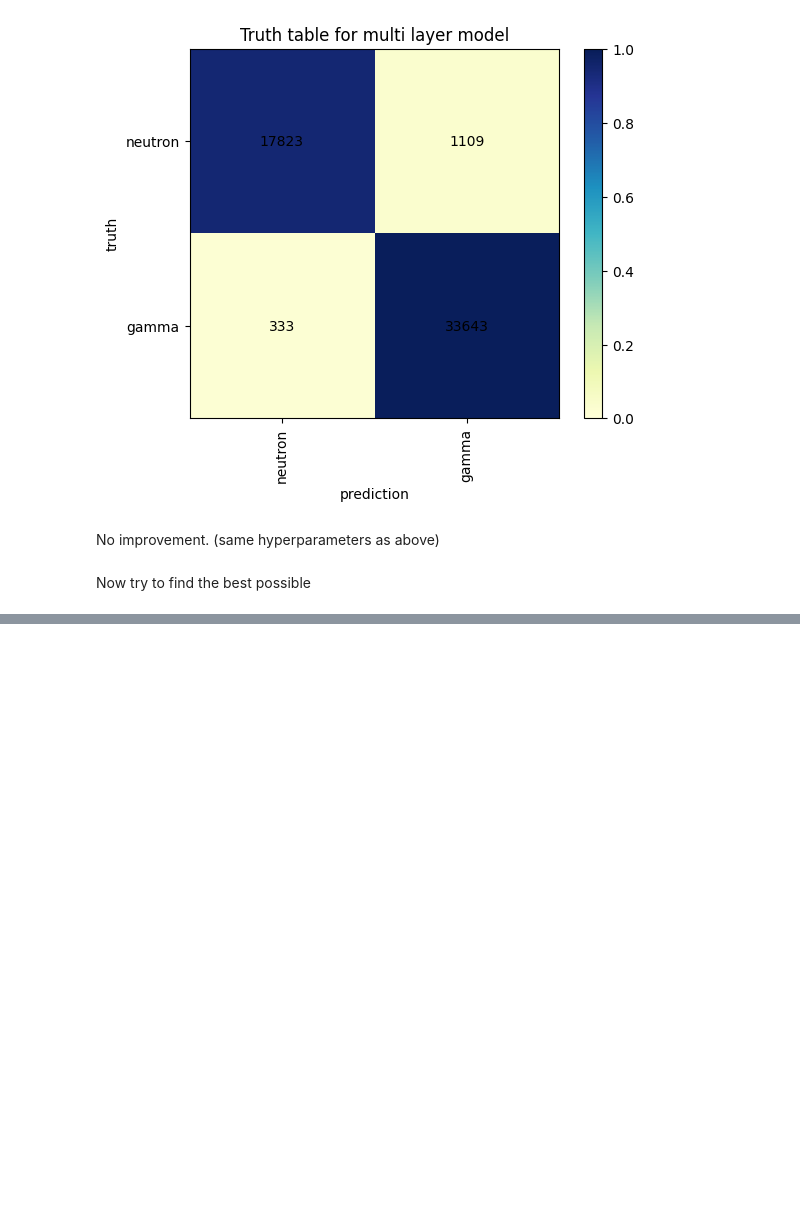
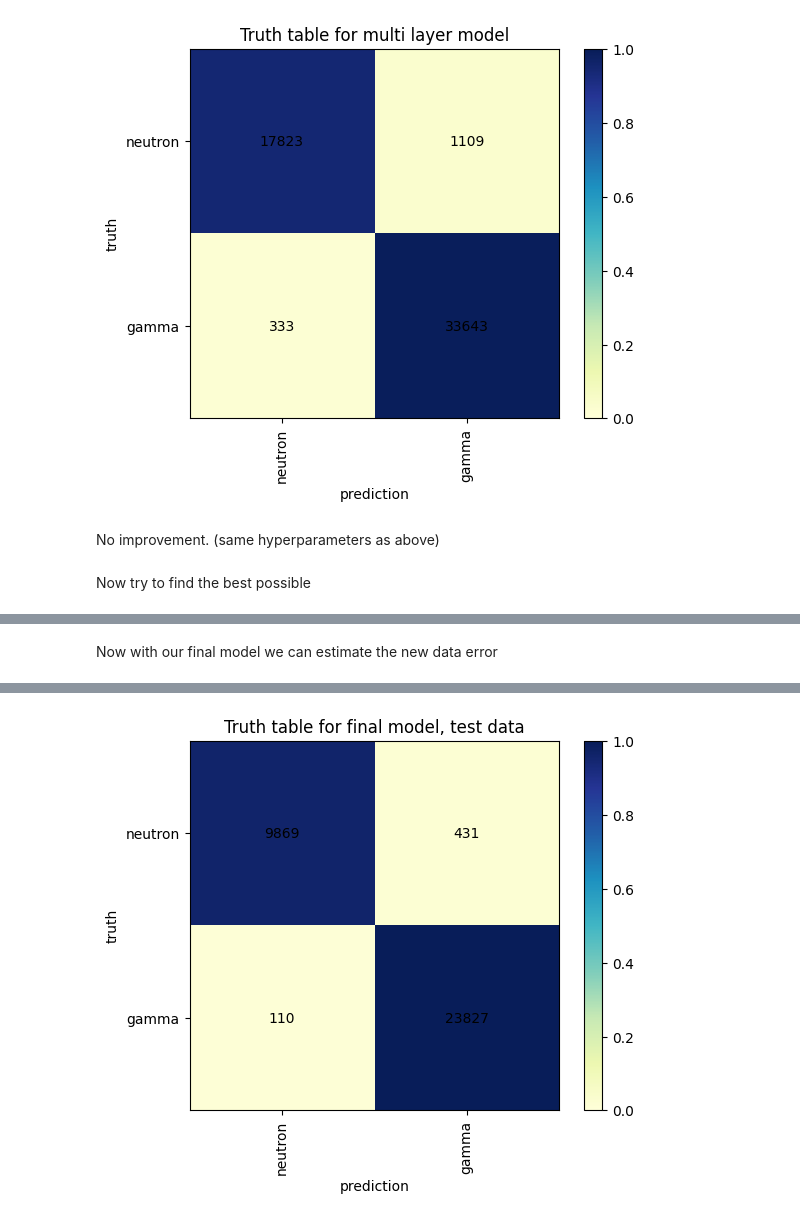
Before and after one commit to Abbta/adlfpae, a Jupyter notebook: Exercise_13_Pulse_Form_Discrimination.ipynb, the cells around one changed output, grey strips where cells are left out. Cells and saved outputs as stored; diff of their text form; code cells hidden in the pictures; blank space fills up the shorter version.

```diff
--- a/Exercise_13_Pulse_Form_Discrimination.ipynb
+++ b/Exercise_13_Pulse_Form_Discrimination.ipynb
@@ -359,0 +360,11 @@ print(val_acc)
+# %% [markdown]
+Now with our final model we can estimate the new data error
+# %%
+prediction=model.predict(data_test, batch_size=128)
+prediction=np.argmax(prediction, axis=1) #convert from one-hot to label
+
+plot_confusion(labels_test, prediction, ["neutron", "gamma"], title="Truth table for final model, test data")
+
+test_acc=np.mean(np.equal(prediction, labels_test))
+print(test_acc)
+# %% [output]
@@ -359,0 +373 @@ print(val_acc)
+[figure, added]
```
Also changed, not shown: parts of 9 cells of this notebook.
